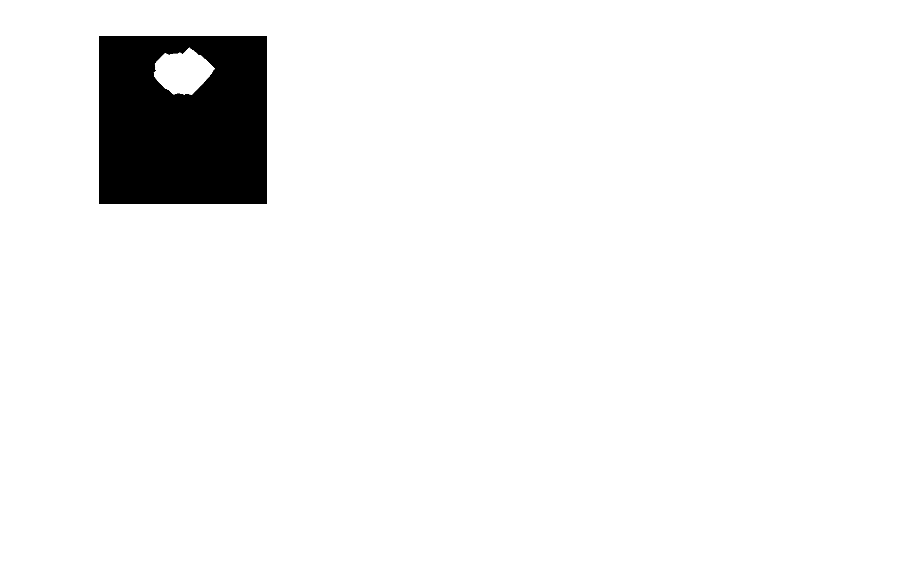
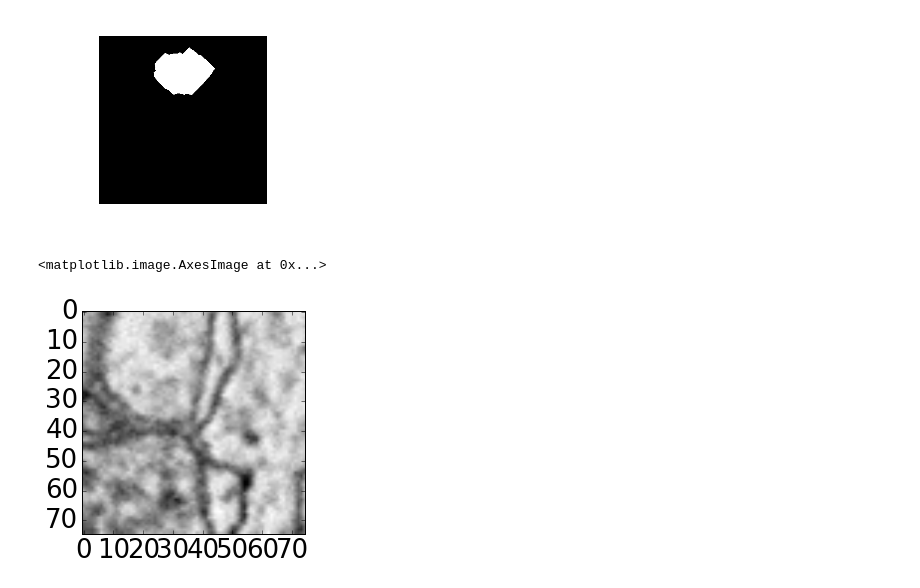
Before and after one commit to SrutiBh/mlproof, a Jupyter notebook: CNN_STATS14.ipynb, the cells around one changed output. Cells and saved outputs as stored; diff of their text form; code cells hidden in the pictures; blank space fills up the shorter version.

```diff
--- a/CNN_STATS14.ipynb
+++ b/CNN_STATS14.ipynb
@@ -67,0 +71,11 @@ Stats.run_cylinder_new_xp(cnn)
+# %%
+image, prob, mask, gold, rhoana = mlp.Util.read_section('/home/d/data/cylinderNEW/', 250, verbose=False)
+# %%
+prob = 255.-prob
+# %%
+patches = mlp.Patch.patchify(image, prob, rhoana, oversampling=False, max=10)
+# %%
+imshow(patches[7]['image'], cmap='gray')
+# %% [output]
+<matplotlib.image.AxesImage at 0x...>
+[figure, added]
```
Also changed, not shown: parts of 17 cells of this notebook, 2 other files.
